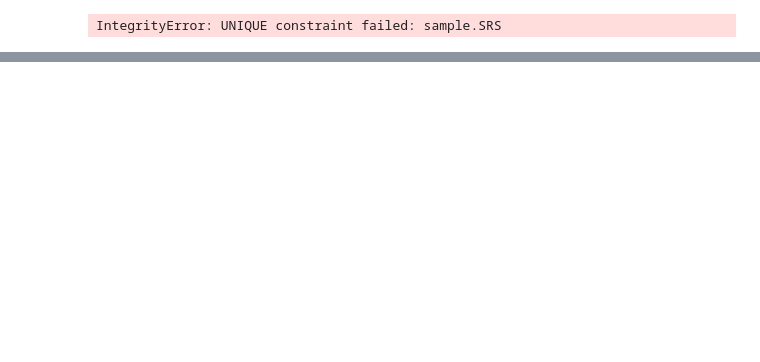
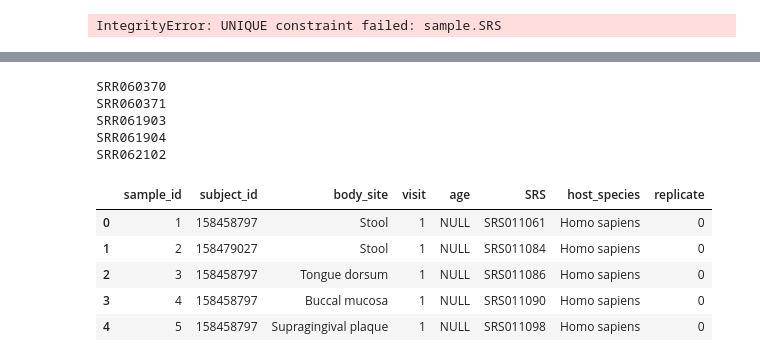
Before and after one commit to surh/micropopgen, a Jupyter notebook: hmp_metadata/create_database.ipynb, the cells around one changed output, grey strips where cells are left out. Drawn from its saved outputs; the diff is of its cells as text; code cells hidden in the pictures; blank space fills up the shorter version.

Commit message:
Now it fills the run database

```diff
--- a/hmp_metadata/create_database.ipynb
+++ b/hmp_metadata/create_database.ipynb
@@ -244,17 +229,35 @@ runs_small.head()
 conn = sqlite3.connect('/home/sur/micropopgen/data/database/metagenomes.db')
 c = conn.cursor()
 # Iterate and add
-for i,r in samples_small.head().iterrows():
+for i,r in merged.head().iterrows():
     #print(r)
-    values = (r['MRN (Subject ID)'],r['HMP Isolation Body Subsite'],
-             r['Visit Number'],'NULL',
-             r['Sequence Read Archive ID'],
-             'Homo sapiens',
-             r['Replicate Number'])
+    values = (r['secondary_sample_accession'],
+              r['MRN (Subject ID)'],
+              r['instrument_model'],
+              r['library_layout'],
+              r['run_accession'])
     #print(values)
-    c.execute("insert into sample values (null,?,?,?,?,?,?,?)", values)
-    print(r['Sequence Read Archive ID'])
+    c.execute("insert into run values (null,?,?,?,?,?)", values)
+    print(r['run_accession'])
 conn.commit()
 conn.close()
+# %% [output]
+SRR060370
+SRR060371
+SRR061903
+SRR061904
+SRR062102
+# %%
+conn = sqlite3.connect('/home/sur/micropopgen/data/database/metagenomes.db')
+
+#samples_small.head()
+pd.read_sql_query("select * from sample limit 10;", conn)
+# %% [output]
+|  | sample_id | subject_id | body_site | visit | age | SRS | host_species | replicate |
+| 0 | 1 | 158458797 | Stool | 1 | NULL | SRS011061 | Homo sapiens | 0 |
+| 1 | 2 | 158479027 | Stool | 1 | NULL | SRS011084 | Homo sapiens | 0 |
+| 2 | 3 | 158458797 | Tongue dorsum | 1 | NULL | SRS011086 | Homo sapiens | 0 |
+| 3 | 4 | 158458797 | Buccal mucosa | 1 | NULL | SRS011090 | Homo sapiens | 0 |
+| 4 | 5 | 158458797 | Supragingival plaque | 1 | NULL | SRS011098 | Homo sapiens | 0 |
 # %%
 #samples_small.head()
```
Also changed, not shown: parts of 10 cells of this notebook.
